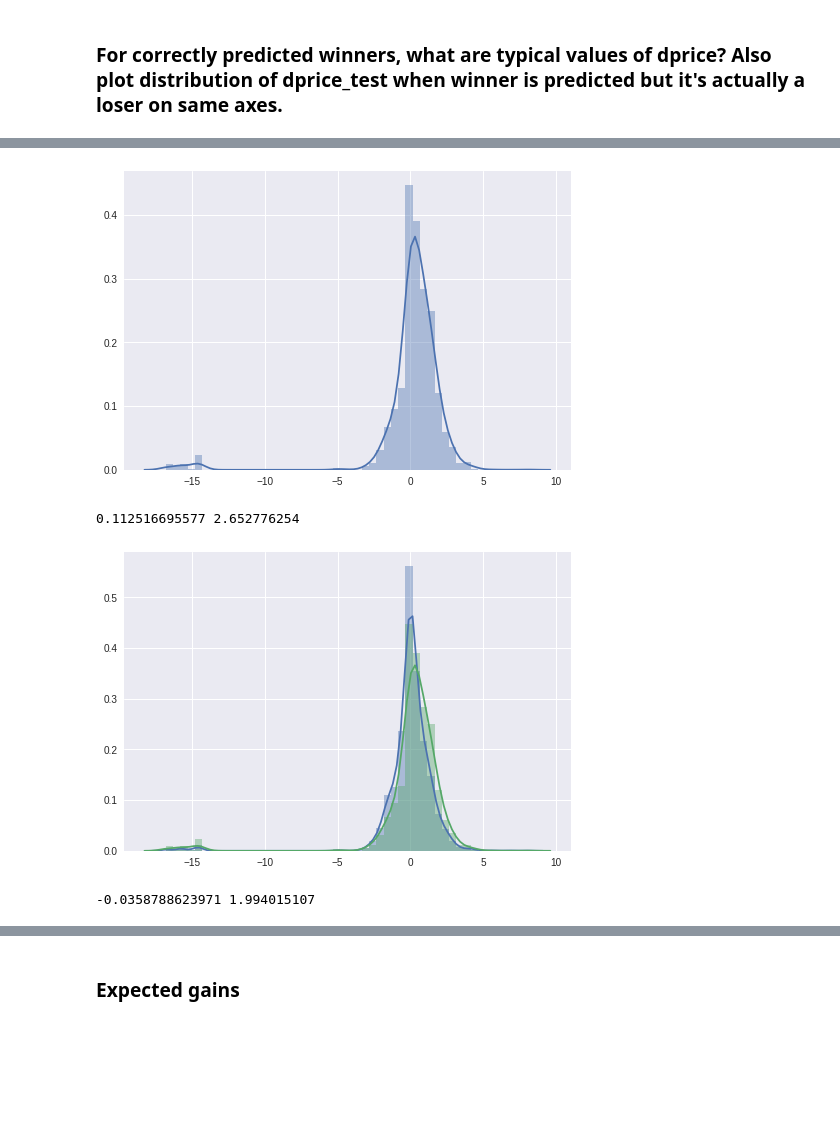
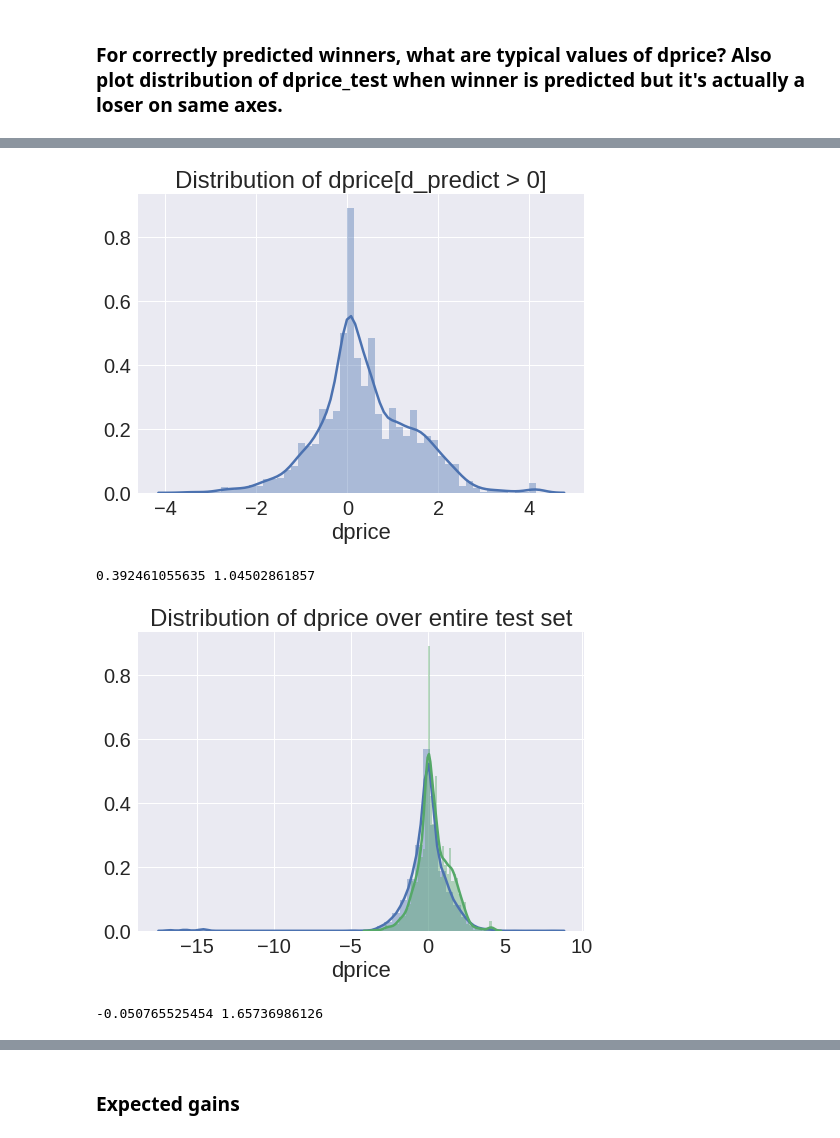
Before and after one commit to hubenjm/bondproject, a Jupyter notebook: fixed_tradetype_price_change_prediction.ipynb, the cells around one changed output, grey strips where cells are left out. Cells and saved outputs as stored; diff of their text form; code cells hidden in the pictures; blank space fills up the shorter version.

```diff
--- a/fixed_tradetype_price_change_prediction.ipynb
+++ b/fixed_tradetype_price_change_prediction.ipynb
@@ -70,0 +66,3 @@ dp_test = dprice[s.tradedate >= 25].values
+# %%
+s_train.pop('tradedate_2')
+s_test.pop('tradedate_2')
@@ -81,7 +97,7 @@ def scorer(clf, X_test, y_test):
 #parameters = {'max_depth':[10, 15, 20, 25], 'n_estimators':[50, 100], 'criterion':['mse']}
 #rfr = RandomForestRegressor()
 #clf = GridSearchCV(rfr, param_grid = parameters, scoring = scorer)
-clf = RandomForestRegressor(max_depth = None, n_estimators = 100, max_features = None)
+clf = RandomForestRegressor(max_depth = None, n_estimators = 200, max_features = None)
 # %%
 t0 = time.time()
 clf.fit(s_train, dp_train)
@@ -185,7 +200,9 @@ I2 = (dp_test > 0) & (dp_predict > 0)
 dp_slice_winner = dp_test[I2]
 dp_slice_loser = dp_test[(dp_test < 0) & (dp_predict > 0)]
 #print dp_slice_loser.min(), dp_slice_loser.max(), dp_slice_loser.mean()
-sns.distplot(dp_slice_loser)
-sns.distplot(dp_slice_winner)
+ax1 = sns.distplot(dp_slice_loser.values)
+ax2 = sns.distplot(dp_slice_winner.values)
+ax2.set_title('Distribution of dprice')
+sns.set_context("notebook", font_scale=2, rc={"lines.linewidth": 2.5})
 plt.show()
 # %% [output]
@@ -193,19 +210,24 @@ plt.show()
 # %%
 dp_predict_winner_density = dp_test[dp_predict > 0]
-sns.distplot(dp_predict_winner_density)
+ax = sns.distplot(dp_predict_winner_density)
+#ax.set_xlabel('dprice', fontsize = 20)
+ax.set_title('Distribution of dprice[d_predict > 0]')
+sns.set_context("notebook", font_scale=2, rc={"lines.linewidth": 2.5})
 plt.show()
 print dp_predict_winner_density.mean(), dp_predict_winner_density.std()
 # %% [output]
-[figure, old version]
+[figure, new version]
-0.112516695577 2.652776254
+0.392461055635 1.04502861857
 # %%
-sns.distplot(dp_test)
-sns.distplot(dp_predict_winner_density)
+ax1 = sns.distplot(dp_test)
+ax2 = sns.distplot(dp_predict_winner_density)
+ax1.set_title('Distribution of dprice over entire test set')
+#sns.distplot(dp_predict_winner_density)
 plt.show()
 print dp_test.mean(), dp_test.std()
 # %% [output]
-[figure, old version]
+[figure, new version]
--0.0358788623971 1.994015107
+-0.050765525454 1.65736986126
 # %%
 #distribution of dprice when dp_predict < 0
 dp_predict_loser_density = dp_test[dp_predict < 0]
```
Also changed, not shown: parts of 31 cells of this notebook, 21 other files.
